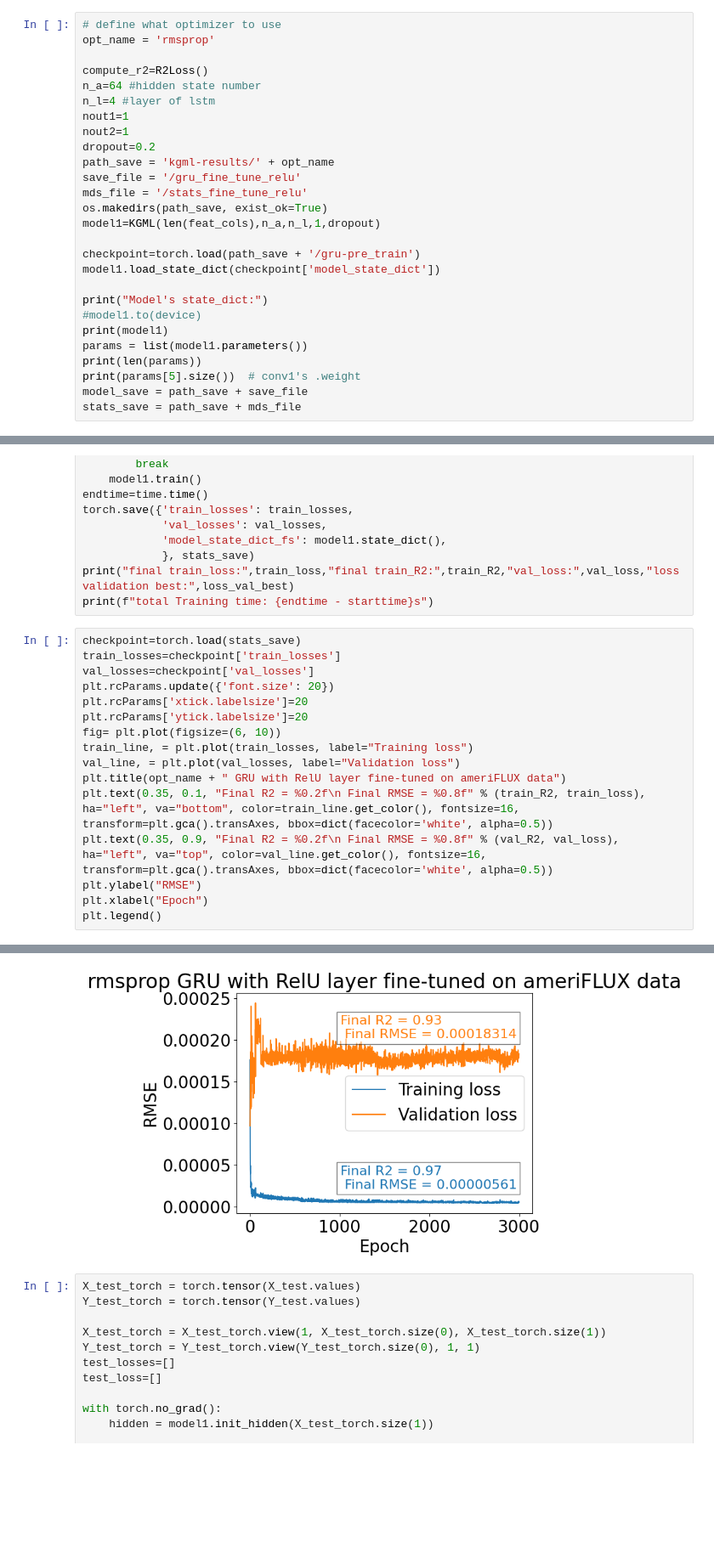
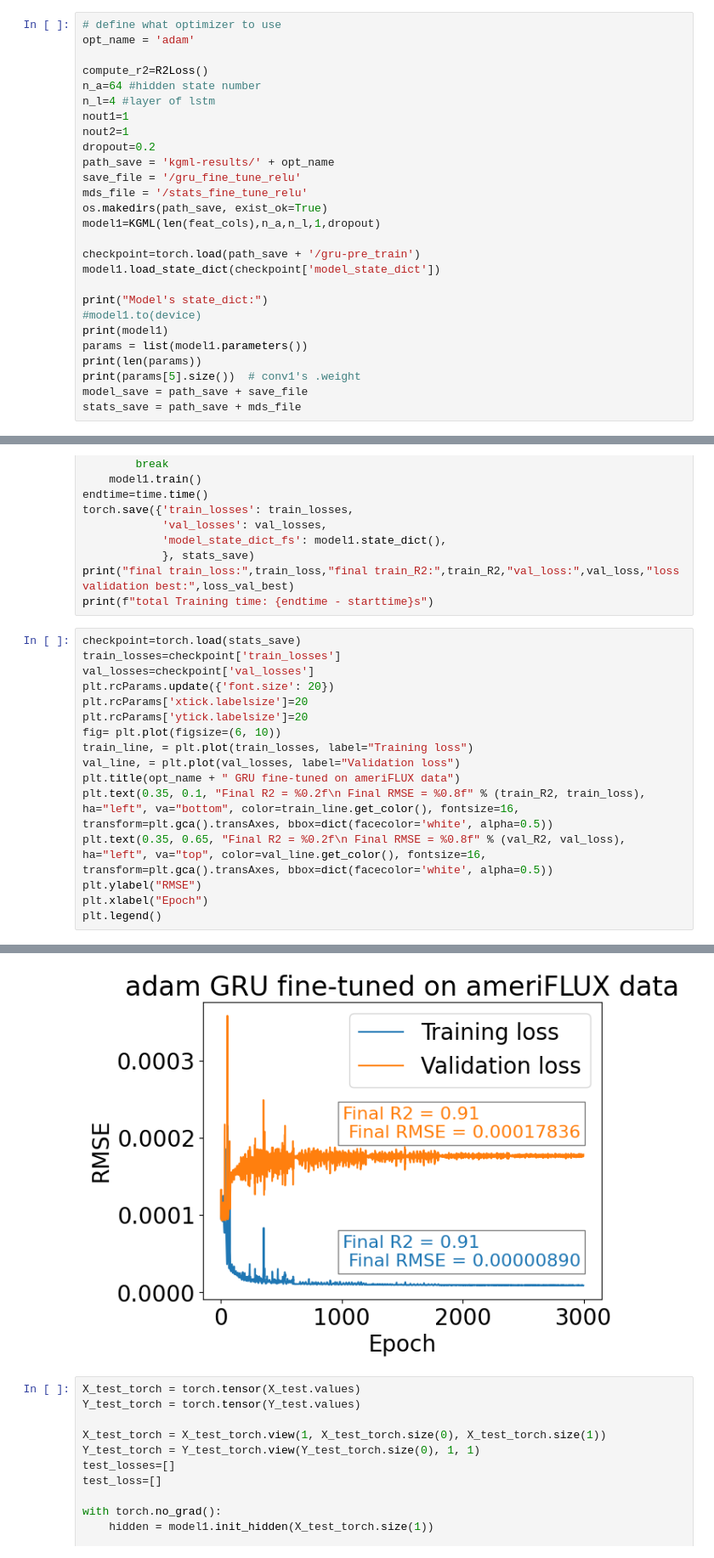
Before and after one commit to DinisDimitris/Net-ecosystem-exchange-Quantification, a Jupyter notebook: GRU-finetune.ipynb, the cells around one changed output, grey strips where cells are left out. Shown at 85% size. Saved outputs shown, nothing was run; the diff lists cells and outputs as text; blank space fills up the shorter version.

Commit message:
more graphs, remove relu layer from gru

```diff
--- a/GRU-finetune.ipynb
+++ b/GRU-finetune.ipynb
@@ -55,7 +55,7 @@ X_train, X_val, Y_train, Y_val = train_test_split(
     X_train, Y_train, test_size=0.15, random_state=41) #0.70 , 0.15 x 2
 # %%
 # define what optimizer to use
-opt_name = 'rmsprop'
+opt_name = 'adam'
 
 compute_r2=R2Loss()
 n_a=64 #hidden state number
@@ -242,22 +242,22 @@ print(f"total Training time: {endtime - starttime}s")
 # %%
 checkpoint=torch.load(stats_save)
 train_losses=checkpoint['train_losses']
 val_losses=checkpoint['val_losses']
 plt.rcParams.update({'font.size': 20})
 plt.rcParams['xtick.labelsize']=20
 plt.rcParams['ytick.labelsize']=20
 fig= plt.plot(figsize=(6, 10))
 train_line, = plt.plot(train_losses, label="Training loss")
 val_line, = plt.plot(val_losses, label="Validation loss")
-plt.title(opt_name + " GRU with RelU layer fine-tuned on ameriFLUX data")
+plt.title(opt_name + " GRU fine-tuned on ameriFLUX data")
 plt.text(0.35, 0.1, "Final R2 = %0.2f\n Final RMSE = %0.8f" % (train_R2, train_loss), ha="left", va="bottom", color=train_line.get_color(), fontsize=16, transform=plt.gca().transAxes, bbox=dict(facecolor='white', alpha=0.5))
-plt.text(0.35, 0.9, "Final R2 = %0.2f\n Final RMSE = %0.8f" % (val_R2, val_loss), ha="left", va="top", color=val_line.get_color(), fontsize=16, transform=plt.gca().transAxes, bbox=dict(facecolor='white', alpha=0.5))
+plt.text(0.35, 0.65, "Final R2 = %0.2f\n Final RMSE = %0.8f" % (val_R2, val_loss), ha="left", va="top", color=val_line.get_color(), fontsize=16, transform=plt.gca().transAxes, bbox=dict(facecolor='white', alpha=0.5))
 plt.ylabel("RMSE")
 plt.xlabel("Epoch")
 plt.legend()
 # %% [output]
 <matplotlib.legend.Legend at 0x...>
-[figure, old version]
+[figure, new version]
 # %%
 X_test_torch = torch.tensor(X_test.values)
 Y_test_torch = torch.tensor(Y_test.values)
```
Also changed, not shown: parts of 2 cells of this notebook, 15 other files.
